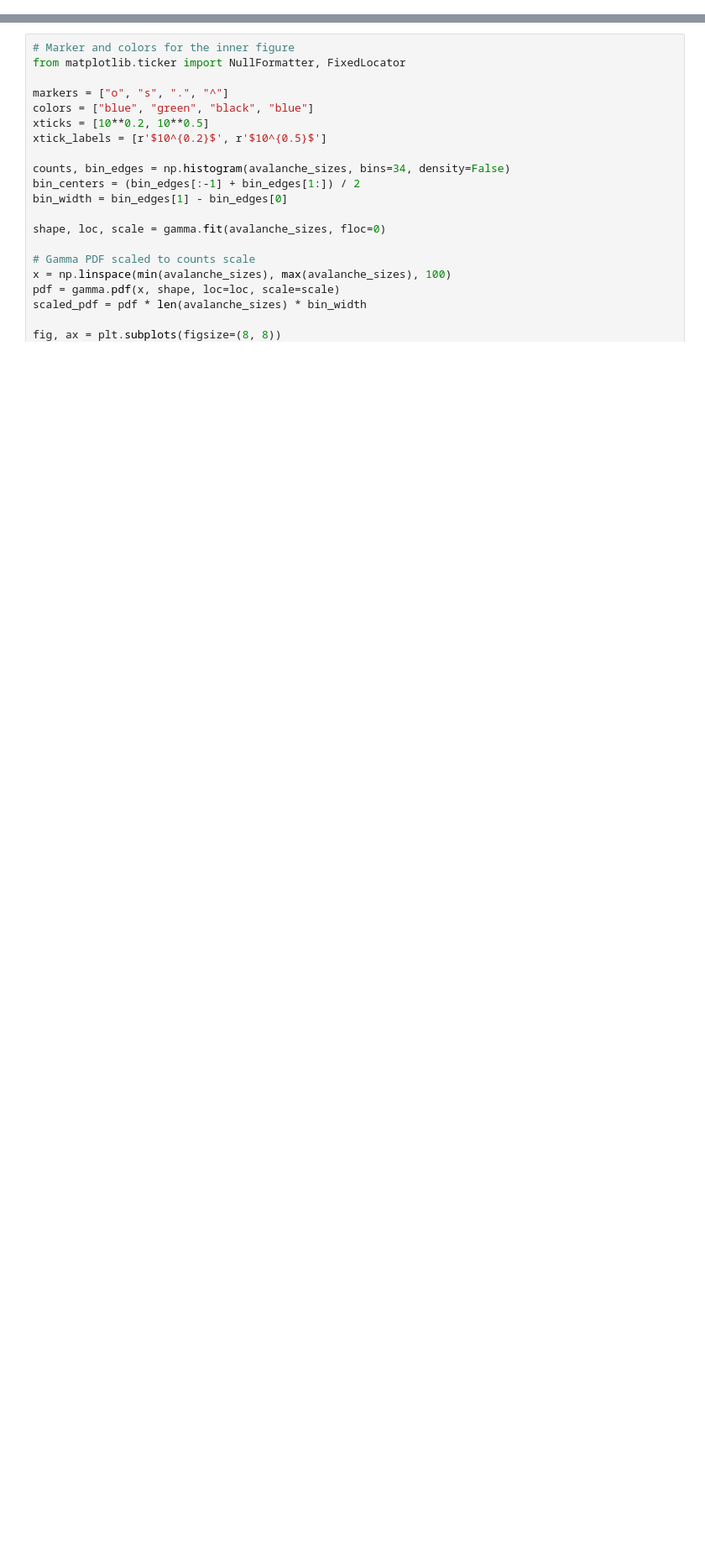
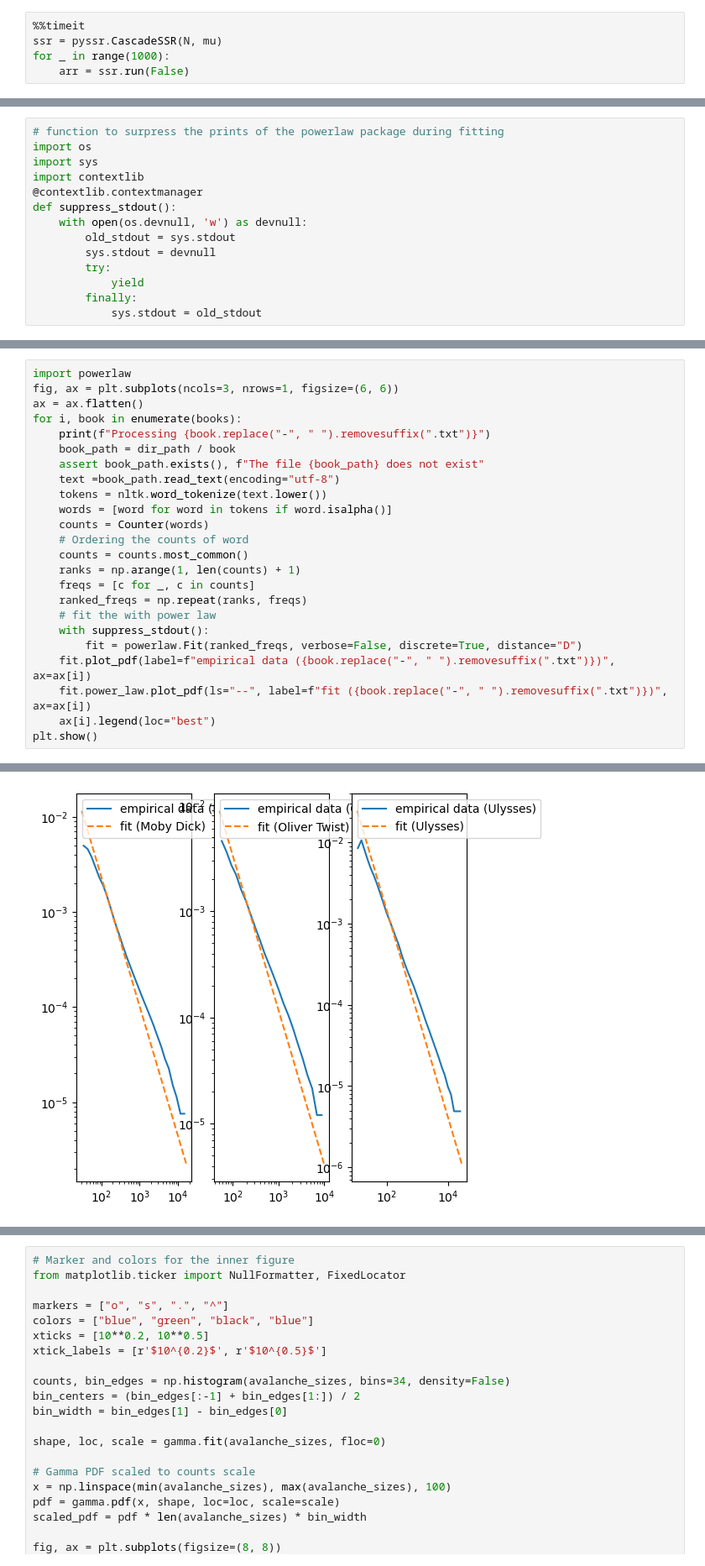
Before and after one commit to aredjil/ssr, a Jupyter notebook: cpp/notebooks/notebook.ipynb, the cells around one changed output, grey strips where cells are left out. Shown at 84% size. Drawn from its saved outputs; the diff is of its cells as text; blank space fills up the shorter version.

```diff
--- a/cpp/notebooks/notebook.ipynb
+++ b/cpp/notebooks/notebook.ipynb
@@ -0,0 +26,5 @@
+# %%
+%%timeit
+ssr = pyssr.CascadeSSR(N, mu)
+for _ in range(1000):
+    arr = ssr.run(False)
@@ -0,0 +93,14 @@
+# %%
+# function to surpress the prints of the powerlaw package during fitting
+import os
+import sys
+import contextlib
+@contextlib.contextmanager
+def suppress_stdout():
+    with open(os.devnull, 'w') as devnull:
+        old_stdout = sys.stdout
+        sys.stdout = devnull
+        try:
+            yield
+        finally:
+            sys.stdout = old_stdout
@@ -0,0 +148,25 @@
+# %%
+import powerlaw
+fig, ax = plt.subplots(ncols=3, nrows=1, figsize=(6, 6))
+ax = ax.flatten()
+for i, book in enumerate(books):
+    print(f"Processing {book.replace("-", " ").removesuffix(".txt")}")
+    book_path = dir_path / book
+    assert book_path.exists(), f"The file {book_path} does not exist"
+    text =book_path.read_text(encoding="utf-8")
+    tokens = nltk.word_tokenize(text.lower())
+    words = [word for word in tokens if word.isalpha()]
+    counts = Counter(words)
+    # Ordering the counts of word
+    counts = counts.most_common()
+    ranks = np.arange(1, len(counts) + 1)
+    freqs = [c for _, c in counts]
+    ranked_freqs = np.repeat(ranks, freqs)
+    # fit the with power law
+    with suppress_stdout():
+        fit = powerlaw.Fit(ranked_freqs, verbose=False, discrete=True, distance="D")
+    fit.plot_pdf(label=f"empirical data ({book.replace("-", " ").removesuffix(".txt")})", ax=ax[i])
+    fit.power_law.plot_pdf(ls="--", label=f"fit ({book.replace("-", " ").removesuffix(".txt")})", ax=ax[i])
+    ax[i].legend(loc="best")
+plt.show()
+# %% [output]
@@ -0,0 +176 @@
+[figure, added]
```
Also changed, not shown: parts of 19 cells of this notebook, 25 other files.
